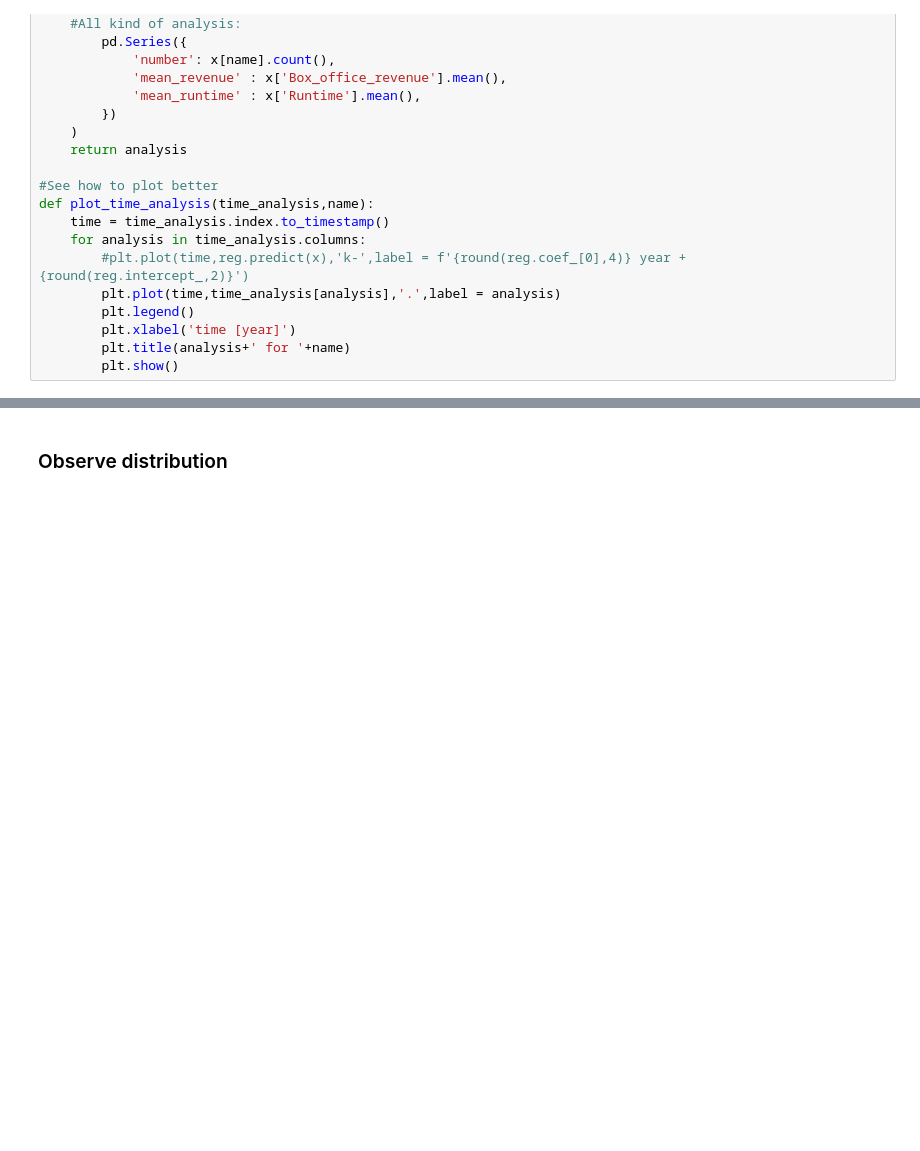
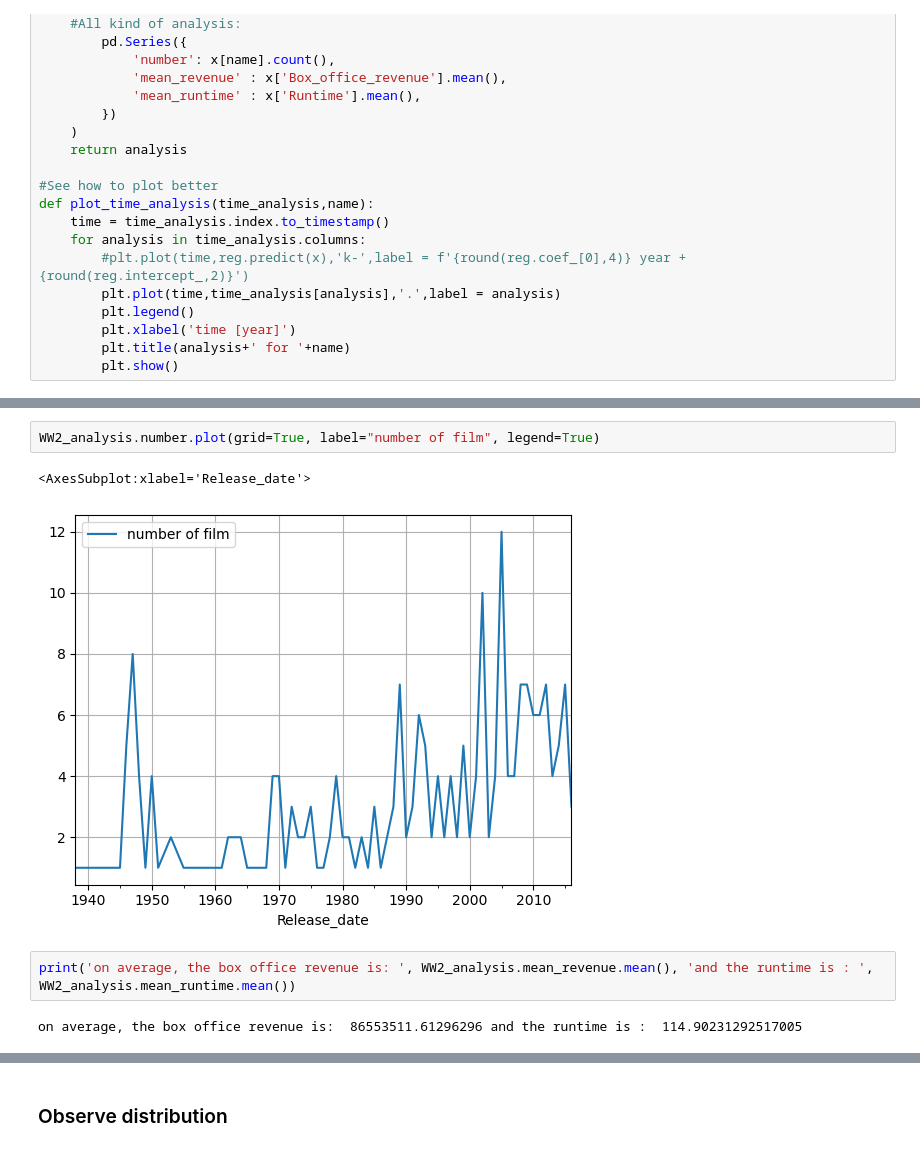
Before and after one commit to epfl-ada/ada-2022-project-thegonios, a Jupyter notebook: Data_processing.ipynb, the cells around one changed output, grey strips where cells are left out. Cells and saved outputs as stored; diff of their text form; blank space fills up the shorter version.

```diff
--- a/Data_processing.ipynb
+++ b/Data_processing.ipynb
@@ -289,3 +339,12 @@ plot_time_analysis(WW2_analysis,'WW2')
+# %%
+WW2_analysis.number.plot(grid=True, label="number of film", legend=True)
+# %% [output]
+<AxesSubplot:xlabel='Release_date'>
+[figure, added]
+# %%
+print('on average, the box office revenue is: ', WW2_analysis.mean_revenue.mean(), 'and the runtime is : ', WW2_analysis.mean_runtime.mean())
+# %% [output]
+on average, the box office revenue is:  86553511.61296296 and the runtime is :  114.90231292517005
 # %%
 Space_analysis = time_analysis('SpaceRace',SpaceT)
 plot_time_analysis(Space_analysis,'SpaceRace')
```
Also changed, not shown: parts of 50 cells of this notebook.
